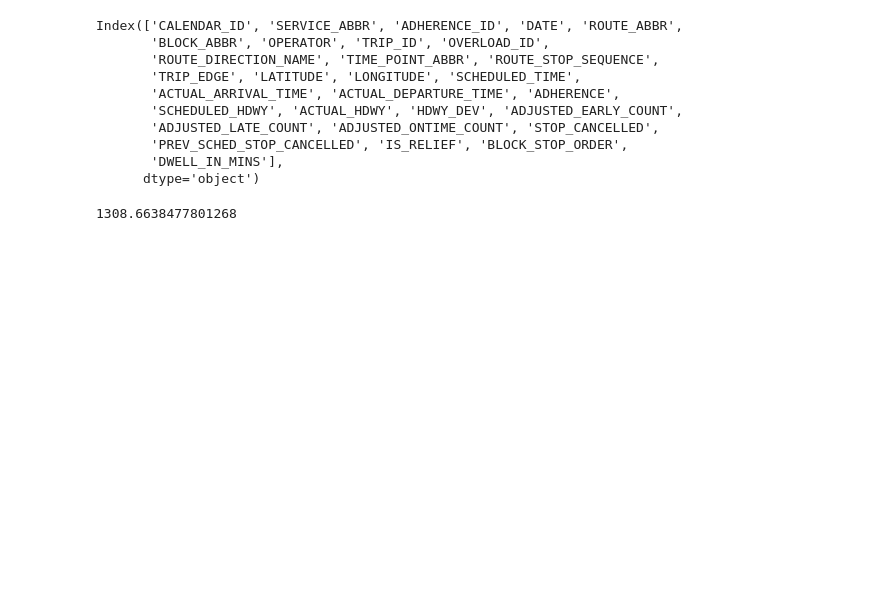
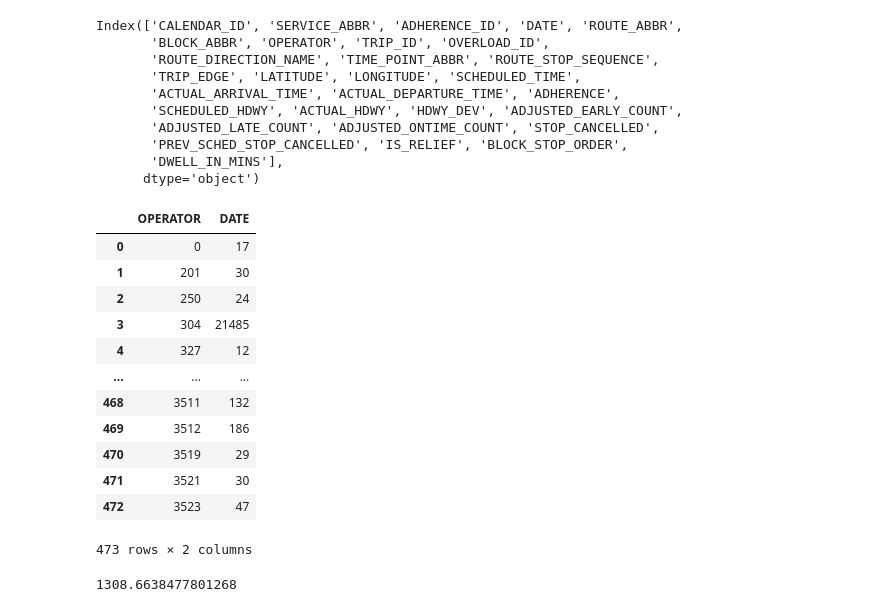
Before and after one commit to NSS-Data-Analytics-Cohort-14/wego-partnerproject-da14-v2-jmo703, a Jupyter notebook: notebooks/wego_partner_project.ipynb, the cells around one changed output. Cells and saved outputs as stored; diff of their text form; code cells hidden in the pictures; blank space fills up the shorter version.

```diff
--- a/notebooks/wego_partner_project.ipynb
+++ b/notebooks/wego_partner_project.ipynb
@@ -71,6 +71,8 @@ Index(['CALENDAR_ID', 'SERVICE_ABBR', 'ADHERENCE_ID', 'DATE', 'ROUTE_ABBR',
       dtype='object')
 # %%
 wego_day_of_week['TIME_OF_DAY_CATEGORY']=pd.cut(wego_day_of_week['SCHEDULED_TIME'],bins=['05:00:00','08:00:00','11:00:00','14:00:00','17:00:00','20:00:00','24:00:00'],include_lowest=True,labels=['EM','MP','MD','AP','EP','LN'])
+# %%
+wego_day_of_week['SCHEDULUED_HOUR'] = wego_day_of_week['SCHEDULED_TIME'].str[:2]
 # %%
 wego_day_of_week['DATE']= pd.to_datetime(wego_day_of_week['DATE'])
 # %%
@@ -140,6 +142,22 @@ wego_drivers = wego_copy[['OPERATOR','DATE']]
 wego_drivers_count = wego_drivers['OPERATOR'].nunique()
 # %%
 driver_stop_count = wego_drivers.groupby(('OPERATOR'), as_index=False).count()
+# %%
+driver_stop_count
+# %% [output]
+|  | OPERATOR | DATE |
+| 0 | 0 | 17 |
+| 1 | 201 | 30 |
+| 2 | 250 | 24 |
+| 3 | 304 | 21485 |
+| 4 | 327 | 12 |
+| ... | ... | ... |
+| 468 | 3511 | 132 |
+| 469 | 3512 | 186 |
+| 470 | 3519 | 29 |
+| 471 | 3521 | 30 |
+| 472 | 3523 | 47 |
+473 rows × 2 columns
 # %%
 driver_stop_count['DATE'].mean()
 # %% [output]
```
Also changed, not shown: parts of 37 cells of this notebook.
